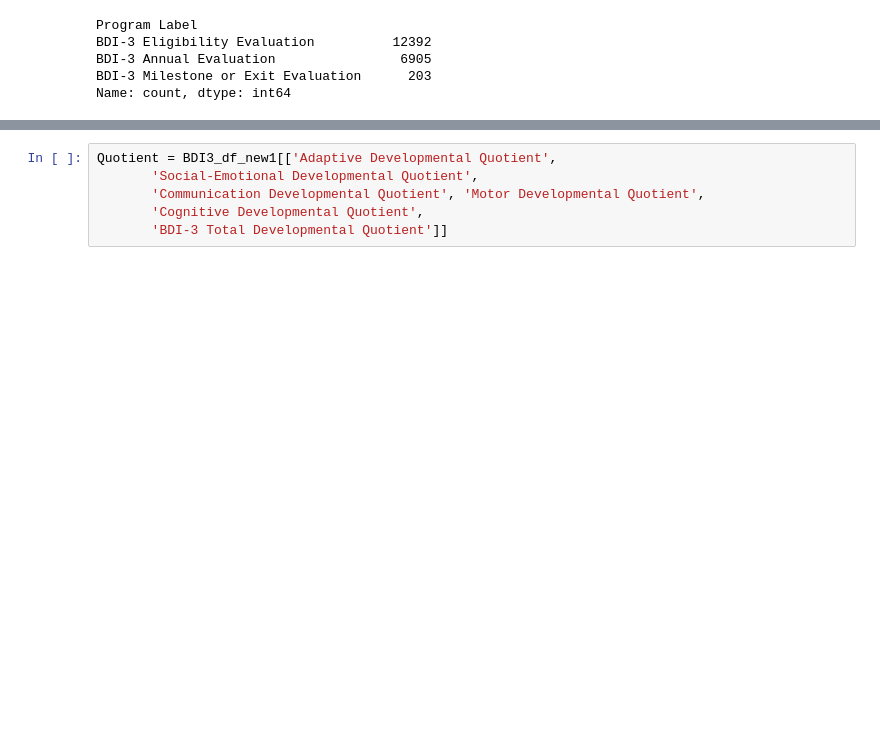
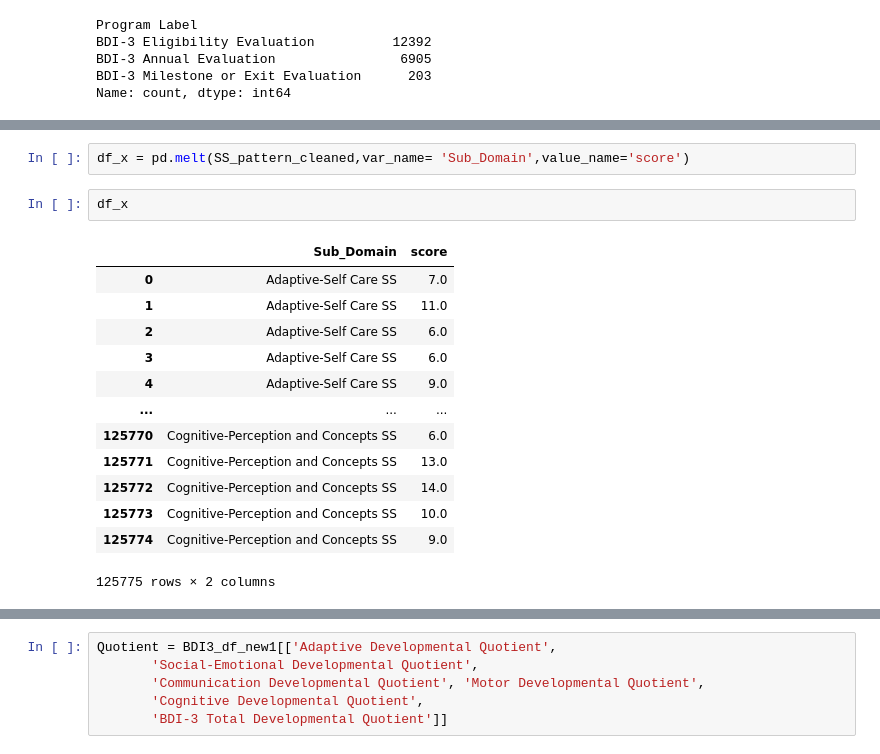
Before and after one commit to NSS-Data-Analytics-Cohort-10/teis-bullmastiff, a Jupyter notebook: notebooks/TEIS BDI.ipynb, the cells around one changed output, grey strips where cells are left out. Drawn from its saved outputs; the diff is of its cells as text; blank space fills up the shorter version.

```diff
--- a/notebooks/TEIS BDI.ipynb
+++ b/notebooks/TEIS BDI.ipynb
@@ -433,0 +339,18 @@ Significant difference detected between Cognitive-Reasoning / Academic Skills T-
+# %%
+df_x = pd.melt(SS_pattern_cleaned,var_name= 'Sub_Domain',value_name='score')
+# %%
+df_x
+# %% [output]
+|  | Sub_Domain | score |
+| 0 | Adaptive-Self Care SS | 7.0 |
+| 1 | Adaptive-Self Care SS | 11.0 |
+| 2 | Adaptive-Self Care SS | 6.0 |
+| 3 | Adaptive-Self Care SS | 6.0 |
+| 4 | Adaptive-Self Care SS | 9.0 |
+| ... | ... | ... |
+| 125770 | Cognitive-Perception and Concepts SS | 6.0 |
+| 125771 | Cognitive-Perception and Concepts SS | 13.0 |
+| 125772 | Cognitive-Perception and Concepts SS | 14.0 |
+| 125773 | Cognitive-Perception and Concepts SS | 10.0 |
+| 125774 | Cognitive-Perception and Concepts SS | 9.0 |
+125775 rows × 2 columns
```
Also changed, not shown: parts of 41 cells of this notebook.
